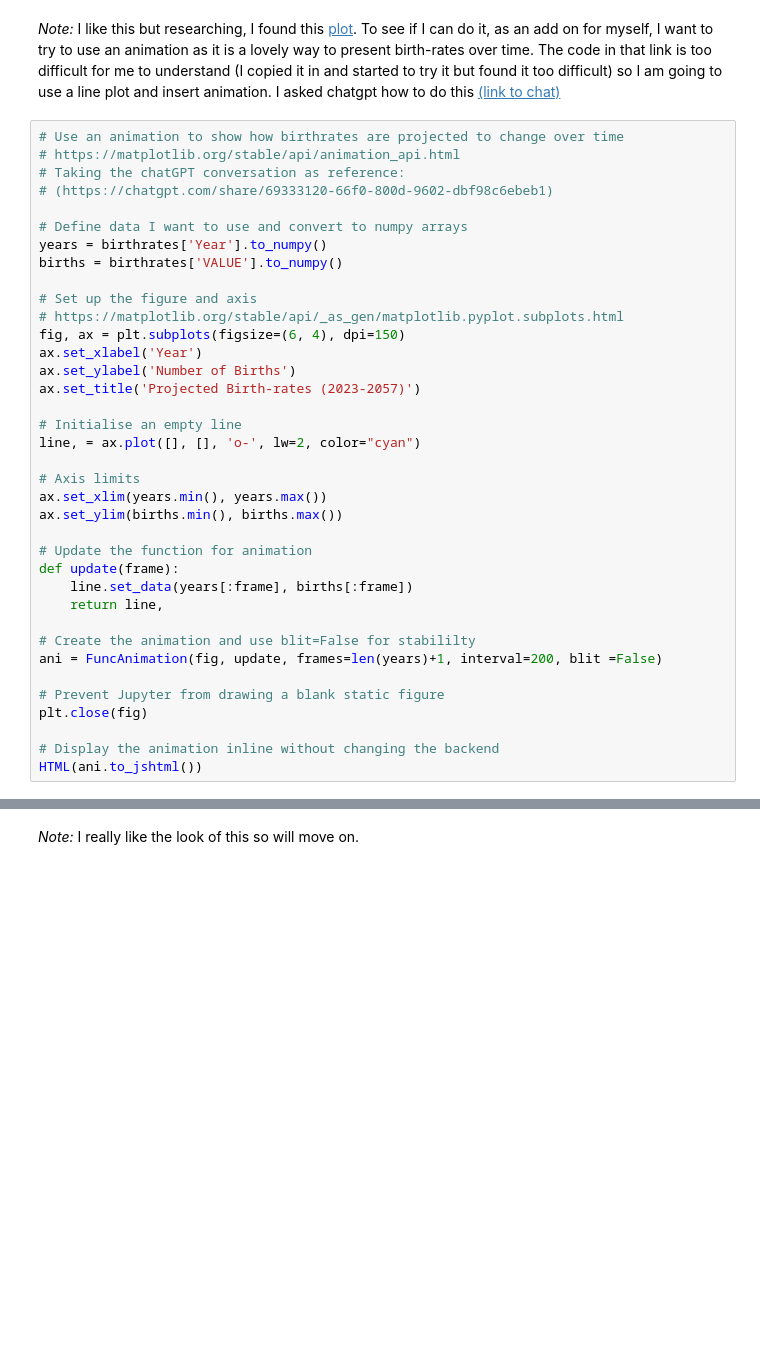
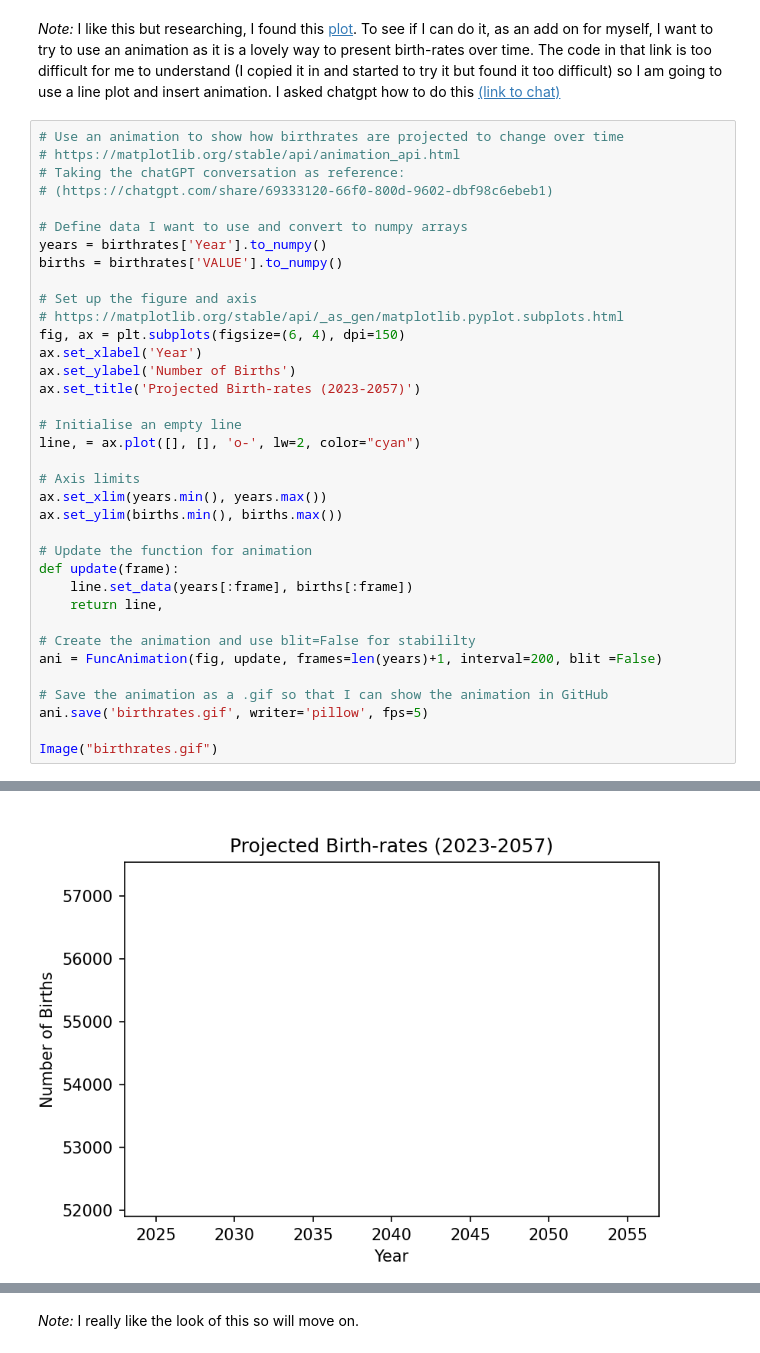
Before and after one commit to seasid3/programming-for-data-analytics-assignments, a Jupyter notebook: topic01/topic01_extra_exercise.ipynb, the cells around one changed output, grey strips where cells are left out. Saved outputs shown, nothing was run; the diff lists cells and outputs as text; blank space fills up the shorter version.

Commit message:
work on animation

```diff
--- a/topic01/topic01_extra_exercise.ipynb
+++ b/topic01/topic01_extra_exercise.ipynb
@@ -139,9 +139,8 @@ def update(frame):
 # Create the animation and use blit=False for stabililty
 ani = FuncAnimation(fig, update, frames=len(years)+1, interval=200, blit =False)
 
-# Prevent Jupyter from drawing a blank static figure
-plt.close(fig)
+# Save the animation as a .gif so that I can show the animation in GitHub
+ani.save('birthrates.gif', writer='pillow', fps=5)
 
-# Display the animation inline without changing the backend
-HTML(ani.to_jshtml())
+Image("birthrates.gif")
 # %% [output]
@@ -148,0 +147 @@ HTML(ani.to_jshtml())
+[figure, added]
```
Also changed, not shown: parts of 2 cells of this notebook, 1 other file.
